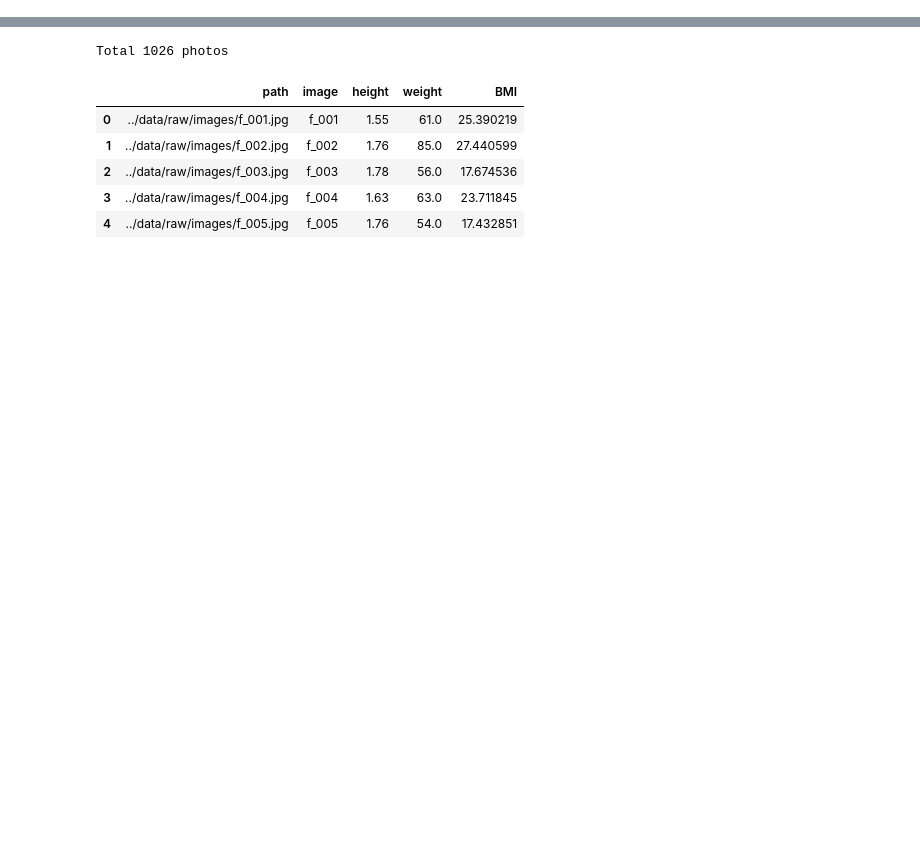
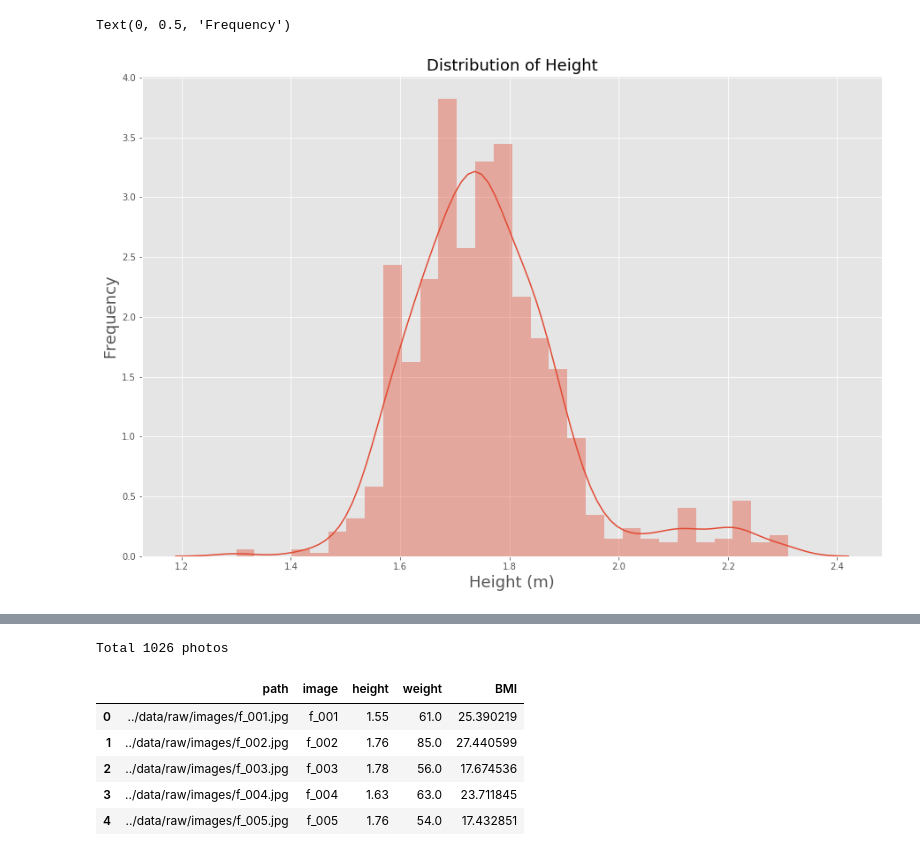
Before and after one commit to tonyzzzzz/FaceToBMI, a Jupyter notebook: notebooks/00-data-exploration.ipynb, the cells around one changed output, grey strips where cells are left out. Cells and saved outputs as stored; diff of their text form; code cells hidden in the pictures; blank space fills up the shorter version.

```diff
--- a/notebooks/00-data-exploration.ipynb
+++ b/notebooks/00-data-exploration.ipynb
@@ -19,0 +33,10 @@ Annotation data:  1026
+# %%
+# histogram of the height
+plt.figure(figsize=(15, 10))
+sns.distplot(sample.height)
+plt.title('Distribution of Height', size=18)
+plt.xlabel('Height (m)', size=18)
+plt.ylabel('Frequency', size=18)
+# %% [output]
+Text(0, 0.5, 'Frequency')
+[figure, added]
```
Also changed, not shown: parts of 15 cells of this notebook, 4 other files.
